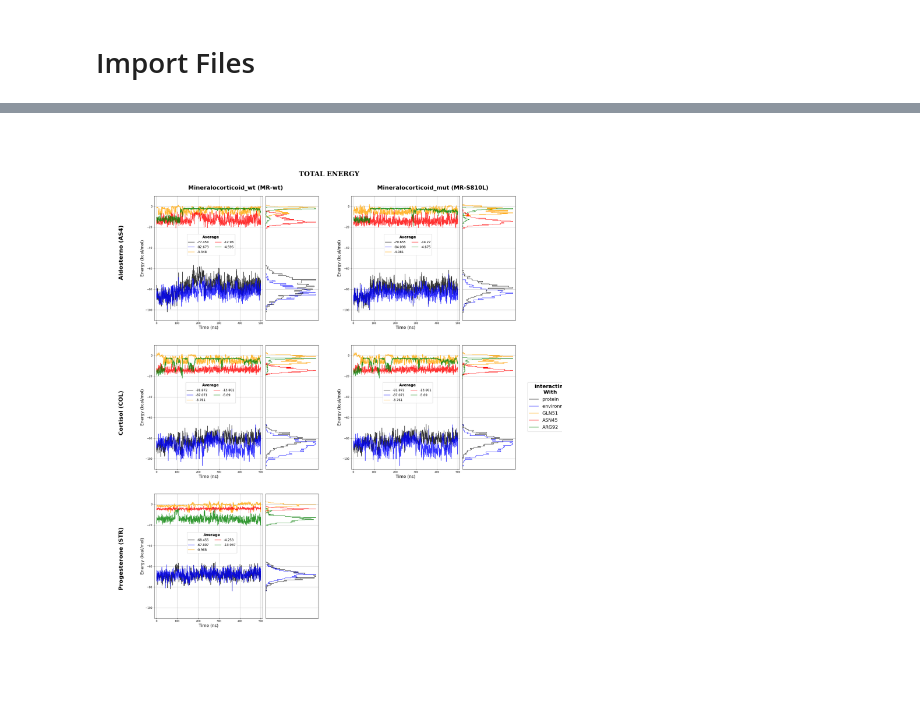
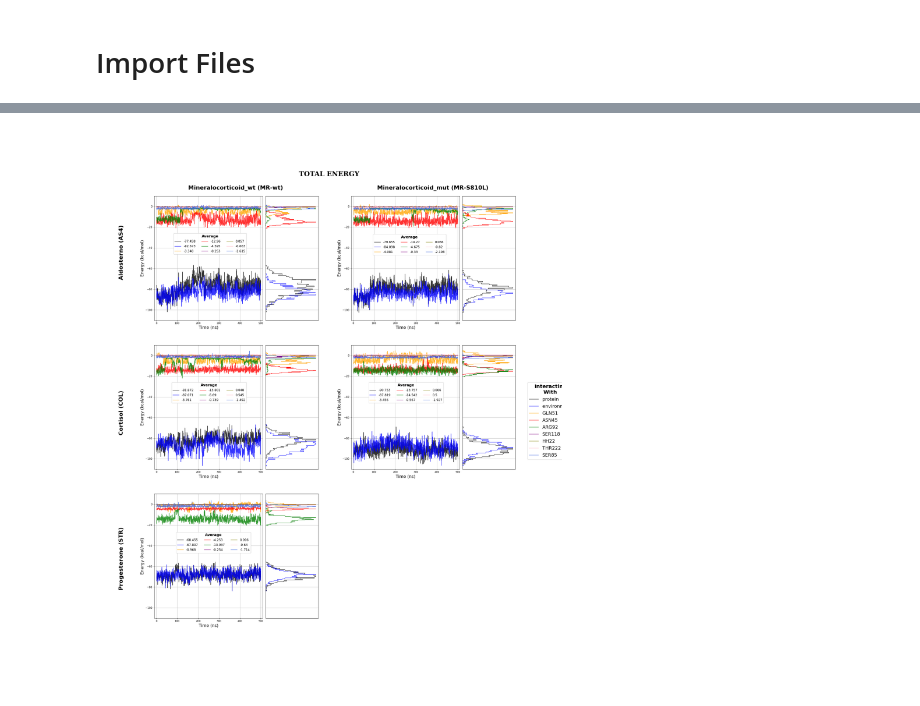
Before and after one commit to saguileran/MD-SCPI, a Jupyter notebook: NoteBooks/PlotEnergies.ipynb, the cells around one changed output, grey strips where cells are left out. Saved outputs shown, nothing was run; the diff lists cells and outputs as text; code cells hidden in the pictures.

```diff
--- a/NoteBooks/PlotEnergies.ipynb
+++ b/NoteBooks/PlotEnergies.ipynb
@@ -71,7 +62,8 @@ files = os.listdir(work_directories[0])
 ligand_files = np.array([file for file in files if 'ligand' in file])
 [print(i, ligand_files[i]) for i in range(ligand_files.size)];
 
-ligand_files_interesting = ['ligand-protein.dat', 'ligand-environment.dat', 'ligand-GLN51.dat', 'ligand-ASN45.dat', 'ligand-ARG92.dat']#, 'ligand-THR220.dat']
-colors = ['black', 'blue', 'orange', 'red', 'green', 'purple']
+ligand_files_interesting = ['ligand-protein.dat', 'ligand-environment.dat', 'ligand-GLN51.dat', 'ligand-ASN45.dat', 'ligand-ARG92.dat',
+                            'ligand-SER118.dat', 'ligand-HH22.dat', 'ligand-THR222.dat', 'ligand-SER85.dat']
+colors = ['black', 'blue', 'orange', 'red', 'green', 'purple', 'olive', 'pink', 'royalblue', 'teal']
 
 dt = 0.002*1e3  # ste time in ns
@@ -78,6 +81,6 @@ dt = 0.002*1e3  # ste time in ns
 # %%
 #@title Defining Auxiliar Functions
-def SubPlot(gs0, i, j, ligand, ligand_files_interesting, bins_cum, bins, ncol=2, double_legend=False, legend_position=(0.3, .525)):
+def SubPlot(gs0, i, j, ligand, ligand_files_interesting, bins_cum, bins, ncol=2, double_legend=False, legend_position=(0.2, .525)):
   directory = '/content/MD-SCPI/PDBs/MD/{}/data'.format(ligand)
   gs00 = gs0[i,j].subgridspec(1, 3, wspace=0.05)
   ax_main = plt.subplot(gs00[0:2, :2])
@@ -86,6 +89,7 @@ def SubPlot(gs0, i, j, ligand, ligand_files_interesting, bins_cum, bins, ncol=2,
 
   c, lines, lines1 = 0, [], []
   for i in range(len(ligand_files_interesting)):
+    #print(ligand, ligand_files_interesting[i])
     data=js.dA(os.path.join(directory, ligand_files_interesting[i]))
     x, y = data.X/dt, data.Y + data.eY
     line1, = ax_main.plot(x,y,'-', color=colors[i], alpha=0.8, label=round(np.average(y),3))#ligand_files_interesting[i][7:-4])
@@ -104,7 +108,7 @@ def SubPlot(gs0, i, j, ligand, ligand_files_interesting, bins_cum, bins, ncol=2,
 
     c+=1
 
-  ax_main.set_xlabel("Time (ns)", fontsize='16'):   ax_main.set_ylabel("Energy (kcal/mol)", fontsize='16')
+  ax_main.set_xlabel("Time (ns)", fontsize='16');   ax_main.set_ylabel("Energy (kcal/mol)", fontsize='16')
 
   legend = ax_main.legend(handles=lines, bbox_to_anchor=legend_position, title='Average', fontsize='12', ncol=ncol, borderaxespad=0., title_fontproperties={'weight':'bold','size':'14'}) #,
   ax_main.add_artist(legend)
@@ -119,18 +123,18 @@ def RemoveBox(ax):
   ax.spines['bottom'].set_visible(False)
   ax.spines['left'].set_visible(False)
 
-def PlotEnergiesShort(work_directories, figsize=(25,30), bins=100, bins_cum=50):
+def PlotEnergiesShort(work_directories, figsize=(25,30), bins=100, bins_cum=50, ncol=2):
   plt.close()
   fig = plt.figure(figsize=figsize)
   gs0 = gridspec.GridSpec(3, 2, figure=fig)
 
-  ax_main_1, ax_yDist_1 = SubPlot(gs0, 0, 0, 'AS4', ligand_files_interesting, bins_cum, bins)
-  ax_main_2, ax_yDist_2 = SubPlot(gs0, 1, 0, 'COL', ligand_files_interesting, bins_cum, bins, legend_position=(0.75, .7))
-  ax_main_3, ax_yDist_3 = SubPlot(gs0, 2, 0, 'STR', ligand_files_interesting, bins_cum, bins)
+  ax_main_1, ax_yDist_1 = SubPlot(gs0, 0, 0, 'AS4', ligand_files_interesting, bins_cum, bins, ncol=ncol, legend_position=(0.85, .7))
+  ax_main_2, ax_yDist_2 = SubPlot(gs0, 1, 0, 'COL', ligand_files_interesting, bins_cum, bins, ncol=ncol, legend_position=(0.85, .7))
+  ax_main_3, ax_yDist_3 = SubPlot(gs0, 2, 0, 'STR', ligand_files_interesting, bins_cum, bins, ncol=ncol)
 
-  ax_main_4, ax_yDist_4 = SubPlot(gs0, 0, 1, 'AS4_mut', ligand_files_interesting, bins_cum, bins)
-  ax_main_5, ax_yDist_5 = SubPlot(gs0, 1, 1, 'COL', ligand_files_interesting, bins_cum, bins, double_legend=True, legend_position=(0.75, .7))
-  #ax_main_6, ax_yDist_6 = SubPlot(gs0, 1, 1, 'STR_mut', ligand_files_interesting, bins_cum, bins)
+  ax_main_4, ax_yDist_4 = SubPlot(gs0, 0, 1, 'AS4_mut', ligand_files_interesting, bins_cum, bins, ncol=ncol)
+  ax_main_5, ax_yDist_5 = SubPlot(gs0, 1, 1, 'COL_mut', ligand_files_interesting, bins_cum, bins, ncol=ncol, double_legend=True, legend_position=(0.85, .7))
+  #ax_main_6, ax_yDist_6 = SubPlot(gs0, 1, 1, 'STR_mut', ligand_files_interesting, bins_cum, bins, ncol=ncol)
 
   # ------------------------------ share all axes ------------------------------
   ax_main_2.sharey(ax_main_1); ax_main_2.sharex(ax_main_1)
@@ -154,7 +158,7 @@ def PlotEnergiesShort(work_directories, figsize=(25,30), bins=100, bins_cum=50):
   return fig
 # %%
 #@title Plot Energies
-fig = PlotEnergiesShort(work_directories, bins=100, bins_cum=50)
+fig = PlotEnergiesShort(work_directories, bins=100, bins_cum=50, ncol=3)
 fig.savefig("./Energies.png", transparent=True, bbox_inches='tight')
 # %% [output]
-[figure, old version]
+[figure, new version]
```
Also changed, not shown: parts of 3 cells of this notebook.
